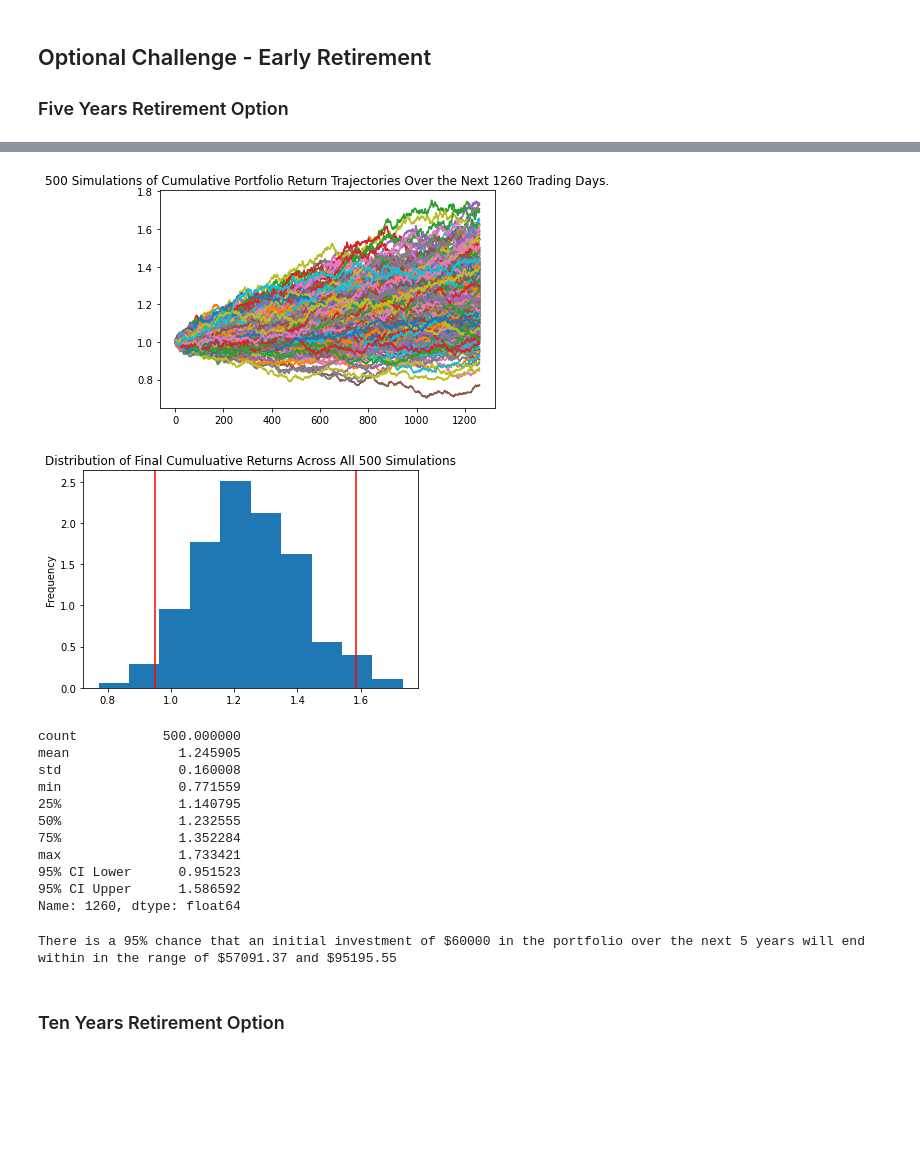
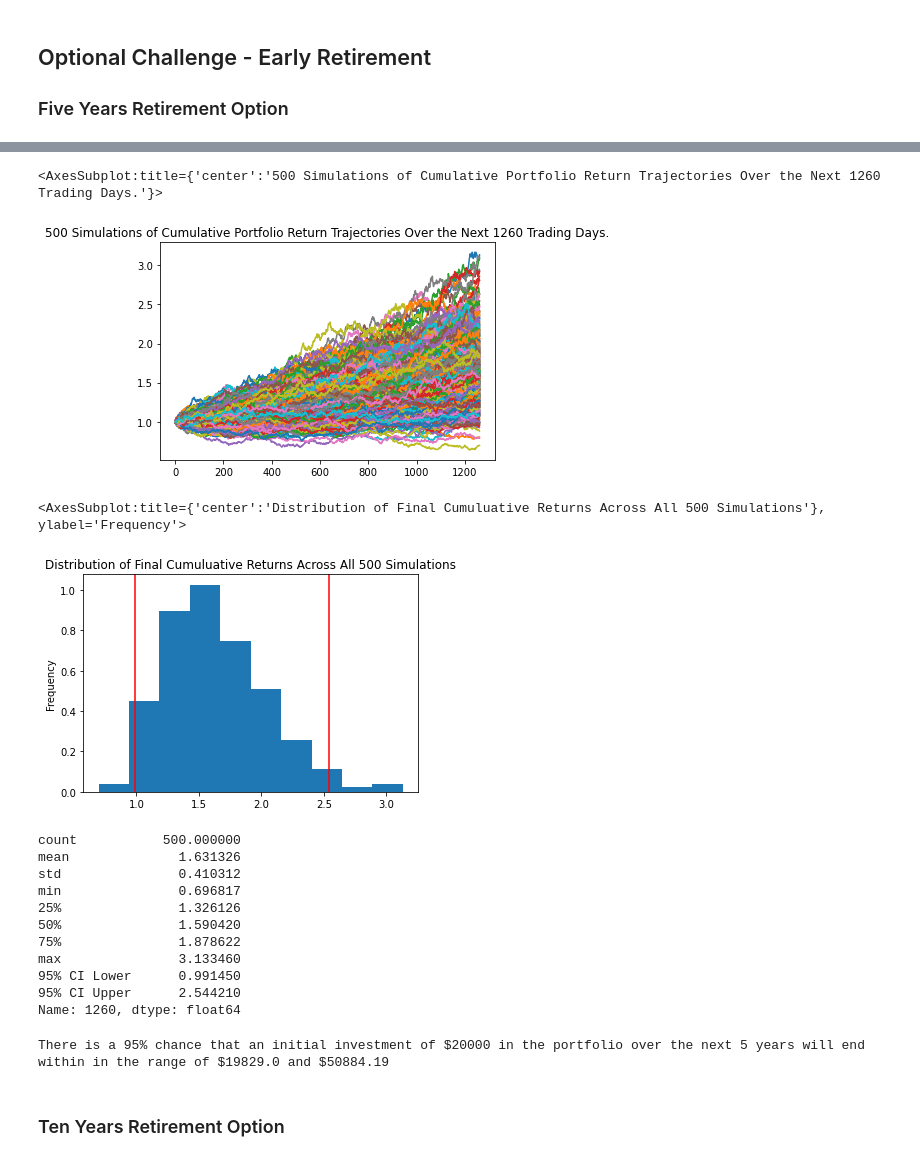
Before and after one commit to guninshahkhanna/Unit-5---Financial-Planning-Homework, a Jupyter notebook: Instructions/Starter_Code/financial-planner.ipynb, the cells around one changed output, grey strips where cells are left out. Cells and saved outputs as stored; diff of their text form; code cells hidden in the pictures; blank space fills up the shorter version.

```diff
--- a/Instructions/Starter_Code/financial-planner.ipynb
+++ b/Instructions/Starter_Code/financial-planner.ipynb
@@ -355,4 +355,13 @@ There is a 95% chance that an initial investment of $30000.0 in the portfolio ov
 
 
 ### Five Years Retirement Option
+# %%
+# Configuring a Monte Carlo simulation to forecast 5 years cumulative returns
+# YOUR CODE HERE!
+MC_fiveyear = MCSimulation(
+    portfolio_data = df_stock_data_reformatted,
+    weights = [.40,.60],
+    num_simulation = 500,
+    num_trading_days = 252*5
+)
 # %%
@@ -395,44 +413,50 @@ Running Monte Carlo simulation number 490.
 # %%
 # Plot simulation outcomes
 # YOUR CODE HERE!
+MC_fiveyear.plot_simulation()
 # %% [output]
+<AxesSubplot:title={'center':'500 Simulations of Cumulative Portfolio Return Trajectories Over the Next 1260 Trading Days.'}>
-[figure, old version]
+[figure, new version]
 # %%
 # Plot probability distribution and confidence intervals
 # YOUR CODE HERE!
+MC_fiveyear.plot_distribution()
 # %% [output]
+<AxesSubplot:title={'center':'Distribution of Final Cumuluative Returns Across All 500 Simulations'}, ylabel='Frequency'>
-[figure, old version]
+[figure, new version]
 # %%
 # Fetch summary statistics from the Monte Carlo simulation results
 # YOUR CODE HERE!
-
+table = MC_fiveyear.summarize_cumulative_return()
 # Print summary statistics
 # YOUR CODE HERE!
+print(table)
 # %% [output]
 count           500.000000
-mean              1.245905
-std               0.160008
-min               0.771559
-25%               1.140795
-50%               1.232555
-75%               1.352284
-max               1.733421
-95% CI Lower      0.951523
-95% CI Upper      1.586592
+mean              1.631326
+std               0.410312
+min               0.696817
+25%               1.326126
+50%               1.590420
+75%               1.878622
+max               3.133460
+95% CI Lower      0.991450
+95% CI Upper      2.544210
 Name: 1260, dtype: float64
 # %%
 # Set initial investment
 # YOUR CODE HERE!
-
+init_investment = 20000
 # Use the lower and upper `95%` confidence intervals to calculate the range of the possible outcomes of our $60,000
 # YOUR CODE HERE!
-
+ci_lower_five = round(table[8]*init_investment,2)
+ci_upper_five = round(table[9]*init_investment,2)
 # Print results
-print(f"There is a 95% chance that an initial investment of ${initial_investment} in the portfolio"
+print(f"There is a 95% chance that an initial investment of ${init_investment} in the portfolio"
       f" over the next 5 years will end within in the range of"
       f" ${ci_lower_five} and ${ci_upper_five}")
 # %% [output]
-There is a 95% chance that an initial investment of $60000 in the portfolio over the next 5 years will end within in the range of $57091.37 and $95195.55
+There is a 95% chance that an initial investment of $20000 in the portfolio over the next 5 years will end within in the range of $19829.0 and $50884.19
 # %% [markdown]
 ### Ten Years Retirement Option
 # %%
```
Also changed, not shown: parts of 4 cells of this notebook, 1 other file.
